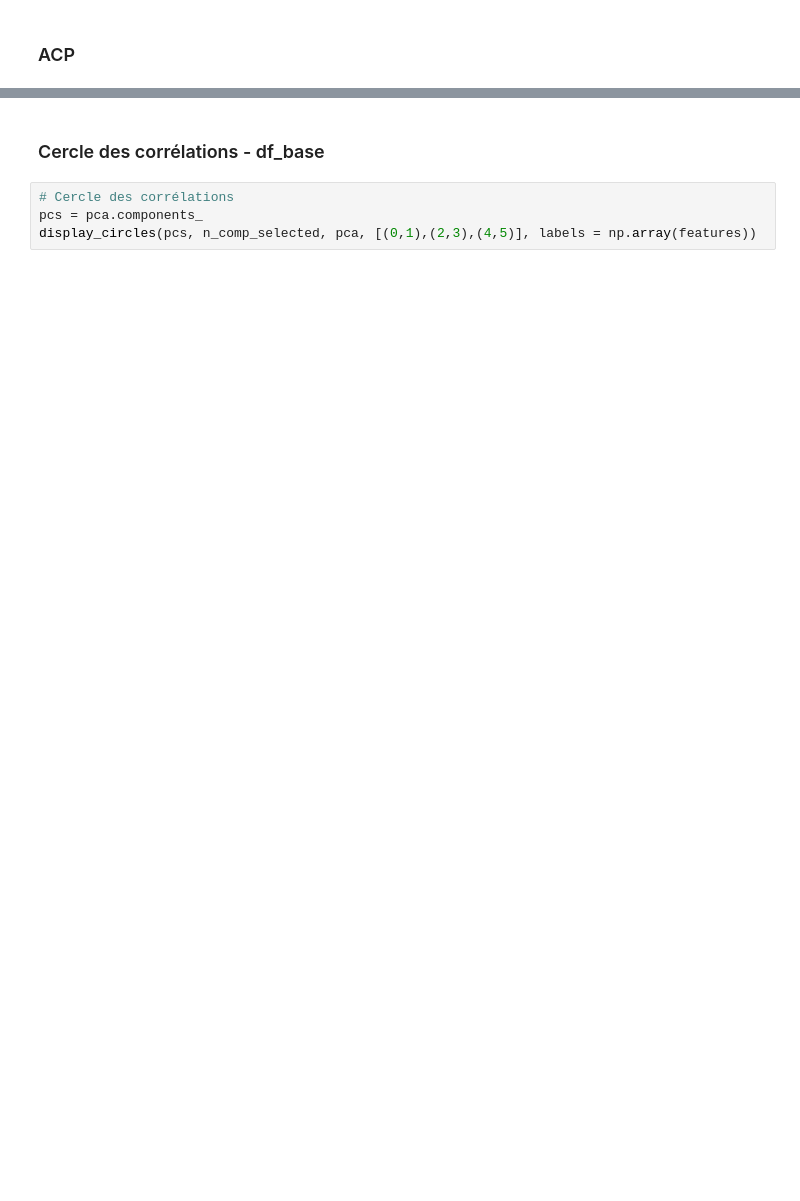
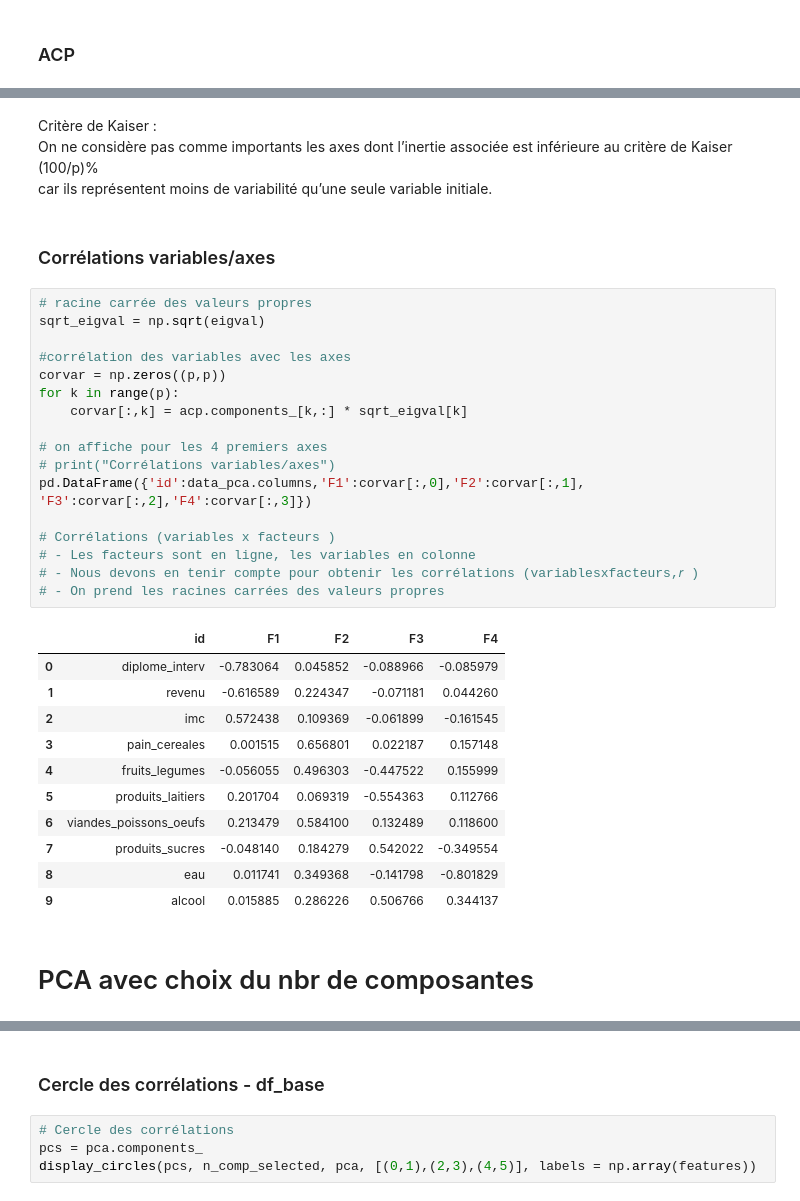
Before and after one commit to flabastie/inca3, a Jupyter notebook: pop3_acp.ipynb, the cells around one changed output, grey strips where cells are left out. Cells and saved outputs as stored; diff of their text form; blank space fills up the shorter version.

```diff
--- a/pop3_acp.ipynb
+++ b/pop3_acp.ipynb
@@ -244,0 +307,37 @@ principalComponents = pca.fit_transform(X_scaled)
+# %% [markdown]
+Critère de Kaiser :
+On ne considère pas comme importants les axes dont l’inertie associée est inférieure au critère de Kaiser (100/p)%
+car ils représentent moins de variabilité qu’une seule variable initiale.
+# %% [markdown]
+### Corrélations variables/axes
+# %%
+# racine carrée des valeurs propres
+sqrt_eigval = np.sqrt(eigval)
+
+#corrélation des variables avec les axes
+corvar = np.zeros((p,p))
+for k in range(p):
+    corvar[:,k] = acp.components_[k,:] * sqrt_eigval[k]
+
+# on affiche pour les 4 premiers axes
+# print("Corrélations variables/axes")
+pd.DataFrame({'id':data_pca.columns,'F1':corvar[:,0],'F2':corvar[:,1], 'F3':corvar[:,2],'F4':corvar[:,3]})
+
+# Corrélations (variables x facteurs )
+# - Les facteurs sont en ligne, les variables en colonne
+# - Nous devons en tenir compte pour obtenir les corrélations (variablesxfacteurs,𝑟 )
+# - On prend les racines carrées des valeurs propres
+# %% [output]
+|  | id | F1 | F2 | F3 | F4 |
+| 0 | diplome_interv | -0.783064 | 0.045852 | -0.088966 | -0.085979 |
+| 1 | revenu | -0.616589 | 0.224347 | -0.071181 | 0.044260 |
+| 2 | imc | 0.572438 | 0.109369 | -0.061899 | -0.161545 |
+| 3 | pain_cereales | 0.001515 | 0.656801 | 0.022187 | 0.157148 |
+| 4 | fruits_legumes | -0.056055 | 0.496303 | -0.447522 | 0.155999 |
+| 5 | produits_laitiers | 0.201704 | 0.069319 | -0.554363 | 0.112766 |
+| 6 | viandes_poissons_oeufs | 0.213479 | 0.584100 | 0.132489 | 0.118600 |
+| 7 | produits_sucres | -0.048140 | 0.184279 | 0.542022 | -0.349554 |
+| 8 | eau | 0.011741 | 0.349368 | -0.141798 | -0.801829 |
+| 9 | alcool | 0.015885 | 0.286226 | 0.506766 | 0.344137 |
+# %% [markdown]
+# PCA avec choix du nbr de composantes
```
Also changed, not shown: parts of 23 cells of this notebook, 19 other files.
